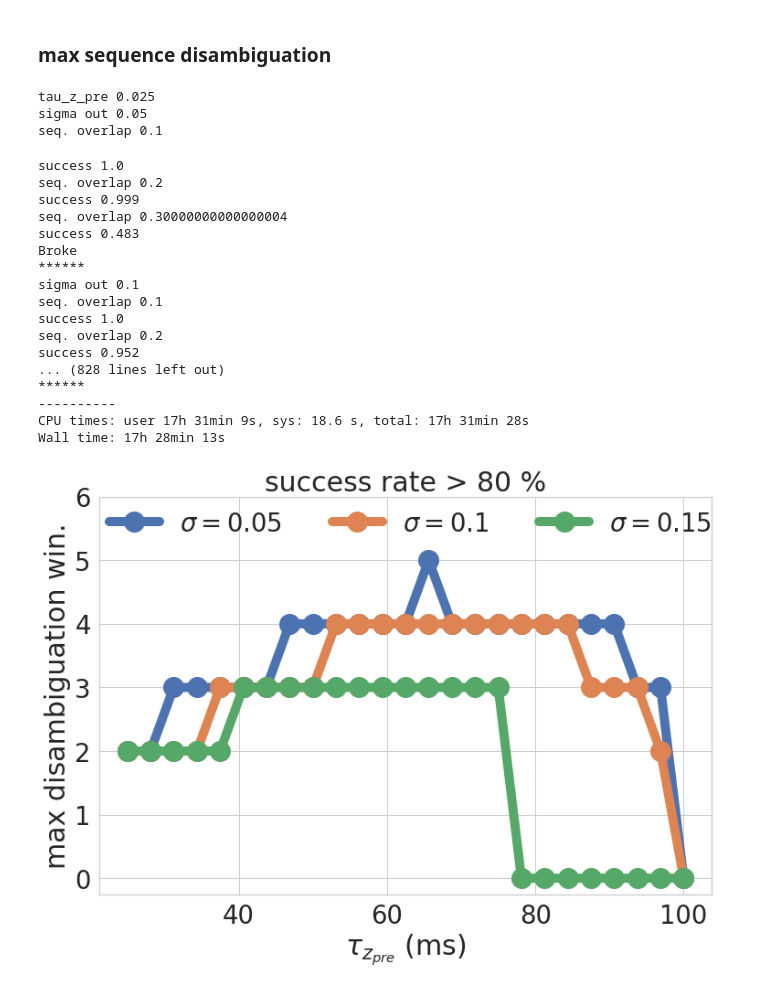
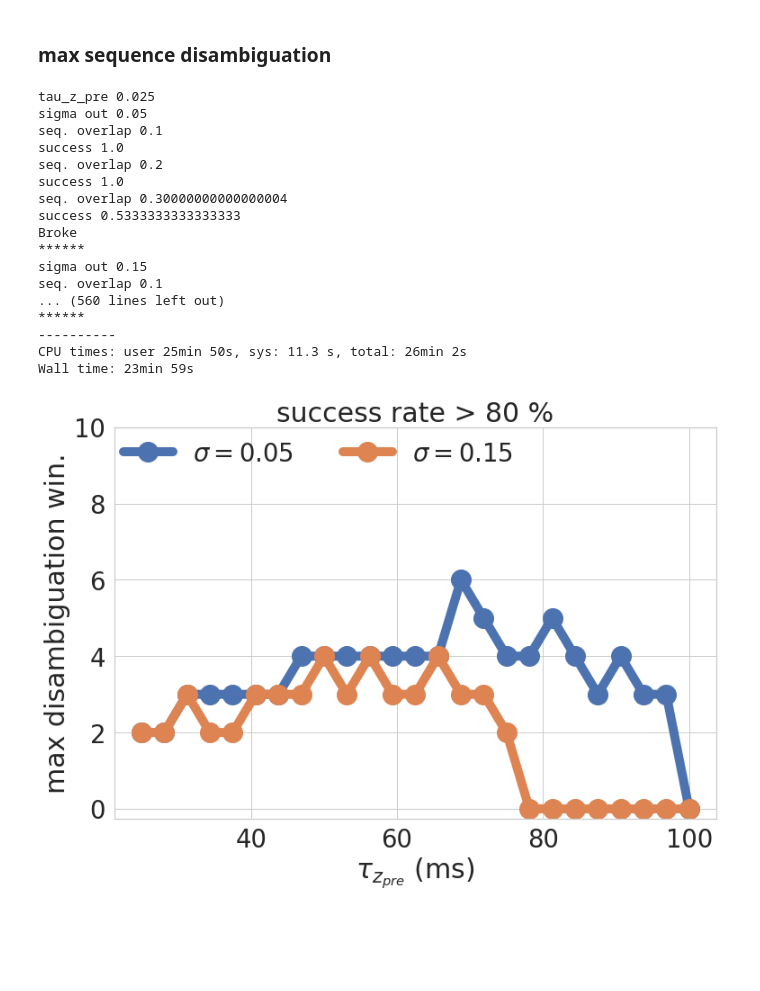
Before and after one commit to h-mayorquin/z-traces-project, a Jupyter notebook: jupyter/2018-11-12(Systematic disambiguation).ipynb, the cells around one changed output. Drawn from its saved outputs; the diff is of its cells as text; code cells hidden in the pictures; blank space fills up the shorter version.

```diff
--- a/jupyter/2018-11-12(Systematic disambiguation).ipynb
+++ b/jupyter/2018-11-12(Systematic disambiguation).ipynb
@@ -966,8 +966,8 @@ epochs = 1
 T_persistence = 0.025
 
 sys_number = 25
-sigma_out_set = [0.05, 0.1, 0.15]
-n_samples = 500
+sigma_out_set = [0.05, 0.15]
+n_samples = 15
 tolerance = 0.8
 tau_z_pre_set_sys = np.linspace(0.025, 0.100, num=sys_number)
 sequence_overlaps = np.linspace(0.1, 0.8, 8)
@@ -1005,23 +1005,20 @@ for tau_index, tau_z_pre in enumerate(tau_z_pre_set_sys):
 tau_z_pre 0.025
 sigma out 0.05
 seq. overlap 0.1
+success 1.0
+seq. overlap 0.2
+success 1.0
+seq. overlap 0.30000000000000004
+success 0.5333333333333333
+Broke
+******
+sigma out 0.15
+seq. overlap 0.1
+... (560 lines left out)
+******
+----------
+CPU times: user 25min 50s, sys: 11.3 s, total: 26min 2s
+Wall time: 23min 59s
-success 1.0
-seq. overlap 0.2
-success 0.999
-seq. overlap 0.30000000000000004
-success 0.483
-Broke
-******
-sigma out 0.1
-seq. overlap 0.1
-success 1.0
-seq. overlap 0.2
-success 0.952
-... (828 lines left out)
-******
-----------
-CPU times: user 17h 31min 9s, sys: 18.6 s, total: 17h 31min 28s
-Wall time: 17h 28min 13s
 # %%
 sns.set(font_scale=2.5)
 sns.set_style("whitegrid", {'axes.grid': False})
@@ -1029,35 +1026,35 @@ sns.set_style("whitegrid", {'axes.grid': False})
 fig = plt.figure()
 ax = fig.add_subplot(111)
 
 for index, max_seq in enumerate(max_seq_array.T):
     label = r'$\sigma = $' + str(sigma_out_set[index])
     ax.plot(tau_z_pre_set_sys * 1000.0, max_seq, 'o-', ms=ms, lw=lw, label=label)
 
 ax.set_xlabel(r'$\tau_{z_{pre}}$ (ms)')
 ax.set_ylabel('max disambiguation win.')
 ax.set_title(r'success rate > 80 %' )
 
-ax.set_ylim([-0.25, 6])
+ax.set_ylim([-0.25, 10])
 
 if False:
     ax.axhline(0, ls='--', color='gray')
     ax.axhline(1, ls='--', color='gray')
     ax.axhline(2, ls='--', color='gray')
     ax.axhline(3, ls='--', color='gray')
     ax.axhline(4, ls='--', color='gray')
     ax.axhline(5, ls='--', color='gray')
 else:
     ax.grid()
 
 ax.legend(frameon=False, loc=(-0.001, 0.875), ncol=3)
 
 directory = '../plot_producers/'
 file_name = 'noise'
 format_string = '.svg'
 string_to_save = directory + file_name + format_string
 fig.savefig(string_to_save, frameon=False, dpi=110, bbox_inches='tight', transparent=True)
 # %% [output]
-[figure, old version]
+[figure, new version]
 # %%
 %%time
 sigma_out = 0.1
```
Also changed, not shown: parts of 5 cells of this notebook, 22 other files.
